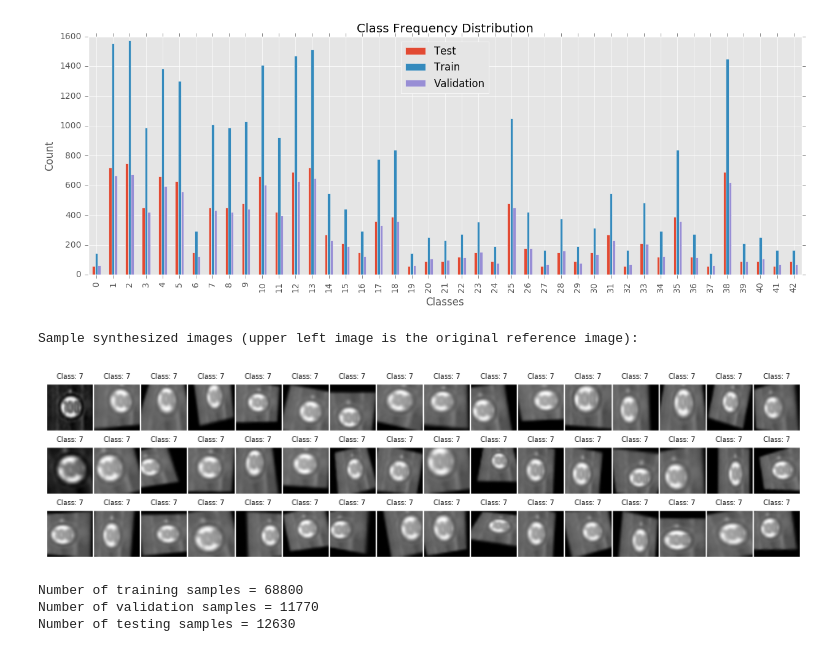
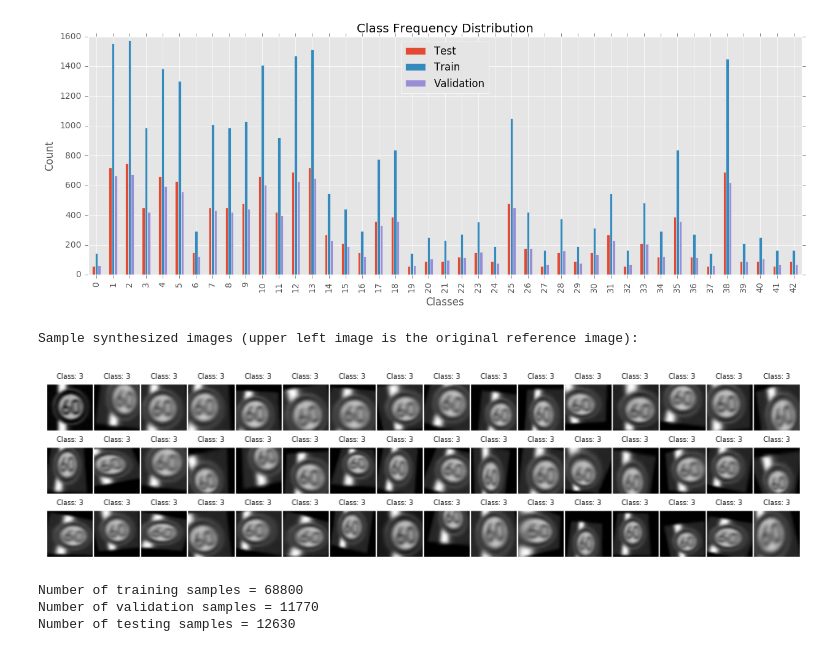
Before and after one commit to elbernante/traffic-sign-classifier, a Jupyter notebook: Traffic_Sign_Classifier.ipynb, the cells around one changed output. Cells and saved outputs as stored; diff of their text form; code cells hidden in the pictures.

```diff
--- a/Traffic_Sign_Classifier.ipynb
+++ b/Traffic_Sign_Classifier.ipynb
@@ -311,16 +311,16 @@ def generate_synthetic_data(X, y, target=1600):
 # %%
 def show_sample_synthesized_images(img, label):
     imgs = np.array([img])
     synths = synthesize_data(imgs, target=48)
     sample_idx = range(synths.shape[0])
 
     print("Sample synthesized images (upper left image is the original reference image):")
     show_images_in_grid(*sample_idx, X_data=synths, y_data=[label] * synths.shape[0])
 
-show_sample_synthesized_images(X_val[10], y_val[10])
+show_sample_synthesized_images(X_val[11], y_val[11])
 # %% [output]
 Sample synthesized images (upper left image is the original reference image):
-[figure, old version]
+[figure, new version]
 # %%
 # Generate synthetic data
 X_train, y_train = generate_synthetic_data(X_train, y_train, target=1600)
```
Also changed, not shown: parts of 8 cells of this notebook.
